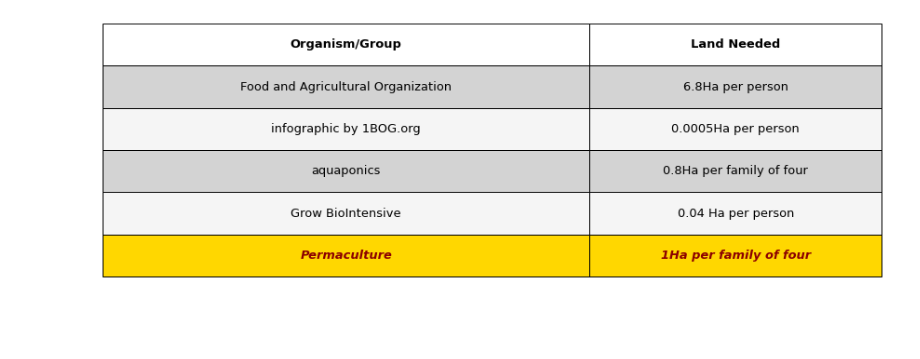
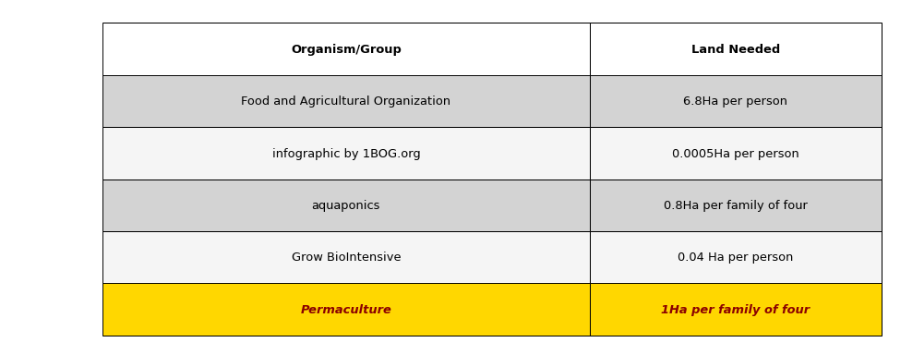
Before and after one commit to Hmarga/Lands, a Jupyter notebook: code_images/org_table.ipynb, the cells around one changed output. Saved outputs shown, nothing was run; the diff lists cells and outputs as text; code cells hidden in the pictures; blank space fills up the shorter version.

Commit message:
figures and tables

```diff
--- a/code_images/org_table.ipynb
+++ b/code_images/org_table.ipynb
@@ -12,35 +12,35 @@ color_r = [["lightgrey","lightgrey"],
            ["gold","gold"]]
 
 columns = ['Organism/Group','Land Needed']
 data = [['Food and Agricultural Organization','6.8Ha per person'],
          ['infographic by 1BOG.org','0.0005Ha per person'],
          ['aquaponics','0.8Ha per family of four'],
          ['Grow BioIntensive','0.04 Ha per person'],
          ['Permaculture','1Ha per family of four']]
 
 fig = plt.figure(figsize=(12,5))
 cx = fig.add_subplot(111, frameon=False, xticks=[], yticks=[])
 
 tao=plt.table(colLabels=columns,
                     cellText = data, # dlands.valu
                     loc='left',
                     cellColours=color_r,#plt.cm.hot(normal(vals)),
                     colWidths = (0.5,0.3),
                     cellLoc = 'center',
                     rowLoc = 'left',
                     bbox = (-0.15,0,1.25,1) #xo, yo, x1, y1
                    )
 
 # Changing the fontfamily
 for n in range(2):
-    tao[0,n].set_text_props(weight= 'bold', size=40)
+    tao[0,n].set_text_props(weight= 'bold', size=60)
 for n in range(1,5):
     for s in range(0,2):
-        tao[n,s].set_text_props(size=38)
+        tao[n,s].set_text_props(size=48)
 for n in range(2):
-    tao[5,n].set_text_props(weight= 'bold', size=50, color='darkred', style='oblique')
+    tao[5,n].set_text_props(weight= 'bold', size=60, color='darkred', style='oblique')
 
+plt.tight_layout()
 plt.savefig('/home/hmdg/Documents/Data_Science/Repos/Lands/images/org_table.png')
-plt.show()
 # %% [output]
-[figure, old version]
+[figure, new version]
```
Also changed, not shown: 5 other files.
